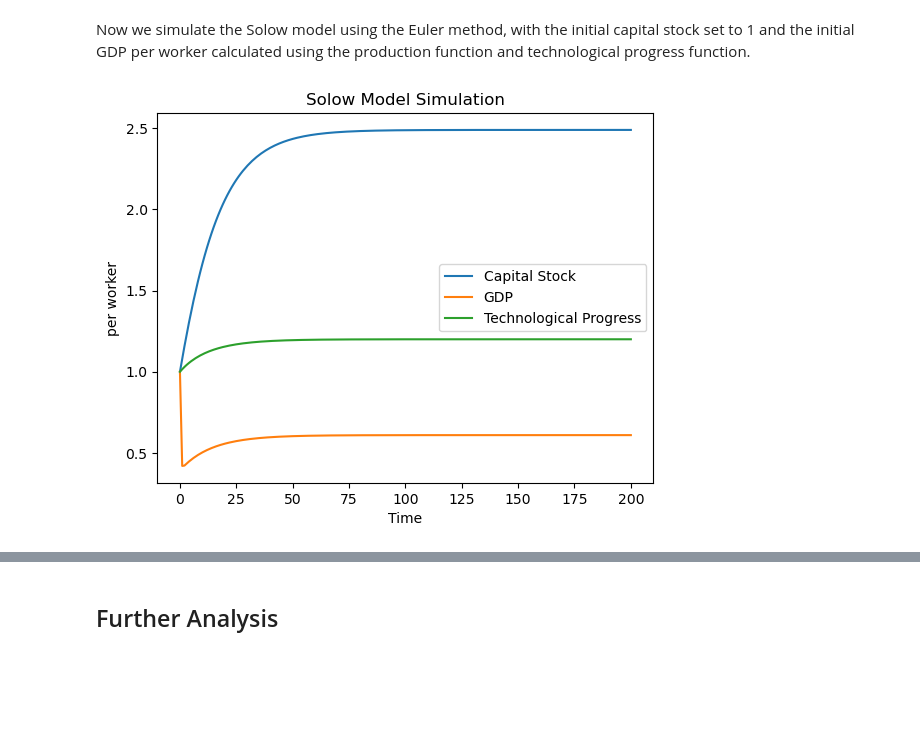
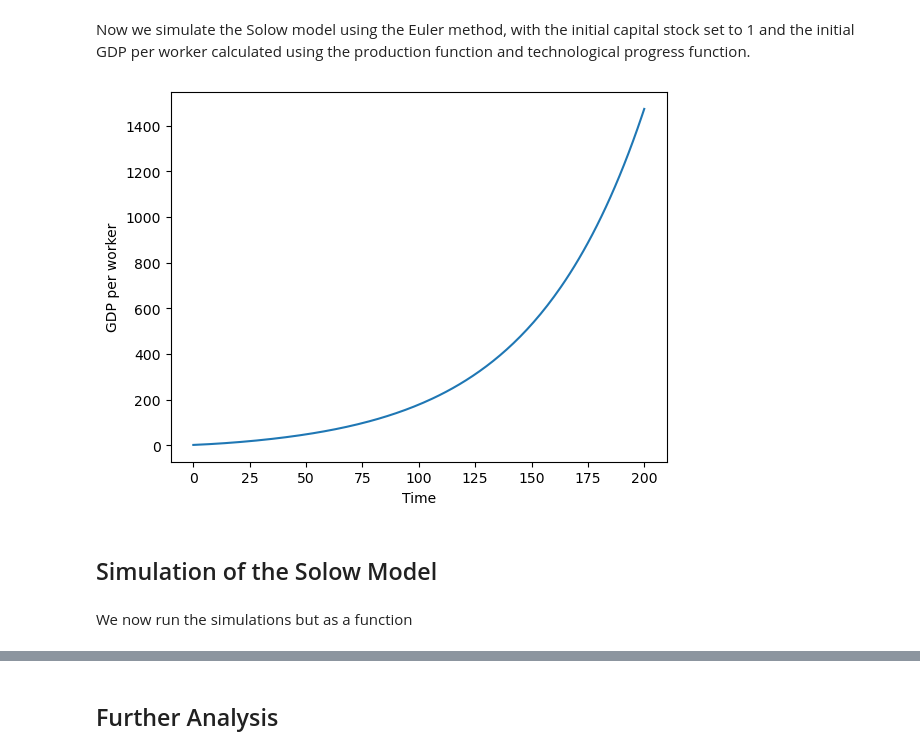
Before and after one commit to NumEconCopenhagen/projects-2023-rvcode, a Jupyter notebook: modelproject/modelproject.ipynb, the cells around one changed output, grey strips where cells are left out. Saved outputs shown, nothing was run; the diff lists cells and outputs as text; code cells hidden in the pictures; blank space fills up the shorter version.

```diff
--- a/modelproject/modelproject.ipynb
+++ b/modelproject/modelproject.ipynb
@@ -139,6 +139,59 @@ Steady state capital stock:  2.4897657104672475
 Steady state GDP:  0.6097385413389179
 # %% [markdown]
 Now we simulate the Solow model using the Euler method, with the initial capital stock set to 1 and the initial GDP per worker calculated using the production function and technological progress function.
+# %%
+# Define the production function and technological progress function
+def production(K, L, A):
+    return K**alpha * (A*L)**(1-alpha)
+
+def tech_progress(K, phi):
+    return K**phi
+
+# Define the system of equations for the Solow model
+def solow_model(K, Y, A):
+    dK_dt = s*production(K, 1, A) - (delta+n)*K
+    dY_dt = n*Y + (1-w)*production(K, 1, A)
+    return dK_dt, dY_dt
+
+# Define the initial conditions
+K0 = 1
+Y0 = production(K0, 1, tech_progress(K0, phi))
+
+# Define the simulation parameters
+T = 200
+dt = 1.0
+
+# Define the arrays to store the simulation results
+K_path = np.zeros(T+1)
+Y_path = np.zeros(T+1)
+A_path = np.zeros(T+1)
+
+# Set the initial values
+K_path[0] = K0
+Y_path[0] = Y0
+A_path[0] = tech_progress(K0, phi)
+
+# Simulate the Solow model using the Euler method
+for t in range(T):
+    K, Y, A = K_path[t], Y_path[t], A_path[t]
+    dK_dt, dY_dt = solow_model(K, Y, A)
+    K_path[t+1] = K + dK_dt*dt
+    Y_path[t+1] = Y + dY_dt*dt
+    A_path[t+1] = tech_progress(K_path[t+1], phi)
+
+# Plot the results
+t_values = np.arange(T+1)
+y_values = Y_path  # GDP per worker
+plt.plot(t_values, y_values)
+plt.xlabel('Time')
+plt.ylabel('GDP per worker')
+plt.show()
+# %% [output]
+[figure, added]
+# %% [markdown]
+## Simulation of the Solow Model
+# %% [markdown]
+We now run the simulations but as a function
 # %%
 def sim_solow():
     # Define the initial conditions
@@ -159,6 +212,11 @@ def sim_solow():
     Y_path[0] = Y0
     A_path[0] = tech_progress(K0, phi)
 
+    # Plot the results
+    t_values = np.arange(T+1)
+    y_values = Y_path  # GDP per worker
+
+
     # Create lambdified functions for numerical evaluation
     dK_dt_func = sm.lambdify([sm.Symbol('K'), sm.Symbol('Y')], steady_state_system([sm.Symbol('K'), sm.Symbol('Y')])[0])
     dY_dt_func = sm.lambdify([sm.Symbol('K'), sm.Symbol('Y')], steady_state_system([sm.Symbol('K'), sm.Symbol('Y')])[1])
@@ -173,19 +231,3 @@ def sim_solow():
         A_path[t+1] = tech_progress(K_path[t+1], phi)
 
     return K_path, Y_path, A_path
-
-# Run the simulation
-K_path, Y_path, A_path = sim_solow()
-
-# Plot the results
-time = np.arange(len(K_path))
-plt.plot(time, K_path, label='Capital Stock')
-plt.plot(time, Y_path, label='GDP')
-plt.plot(time, A_path, label='Technological Progress')
-plt.xlabel('Time')
-plt.ylabel('per worker')
-plt.title('Solow Model Simulation')
-plt.legend()
-plt.show()
-# %% [output]
-[figure, removed]
```
Also changed, not shown: parts of 5 cells of this notebook.
